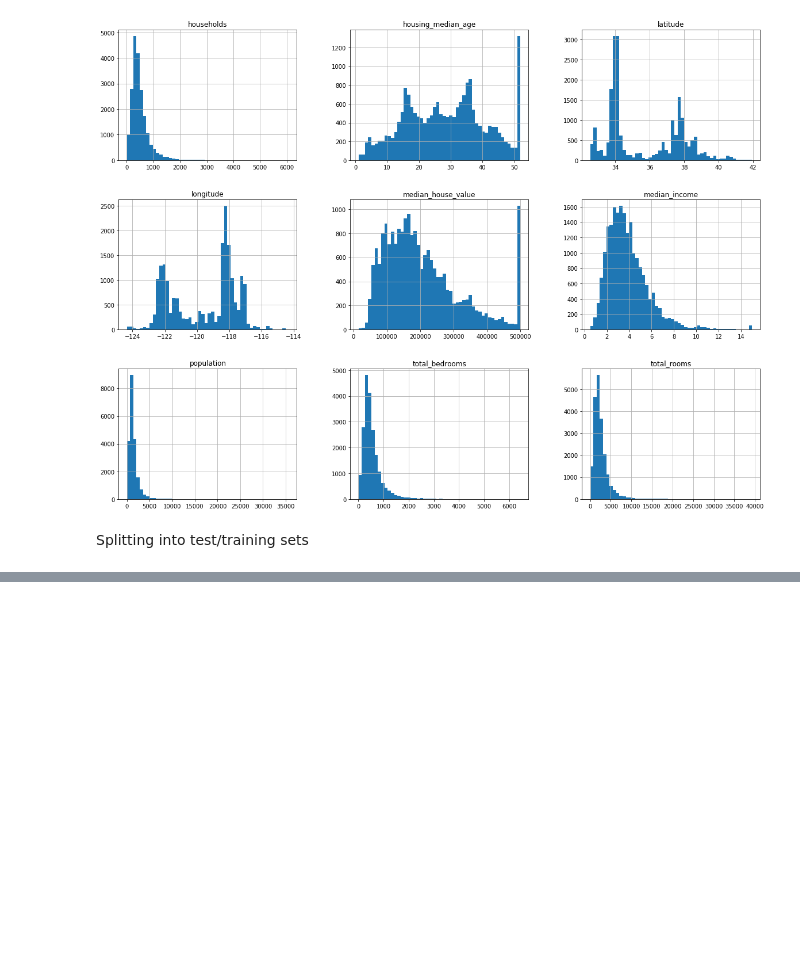
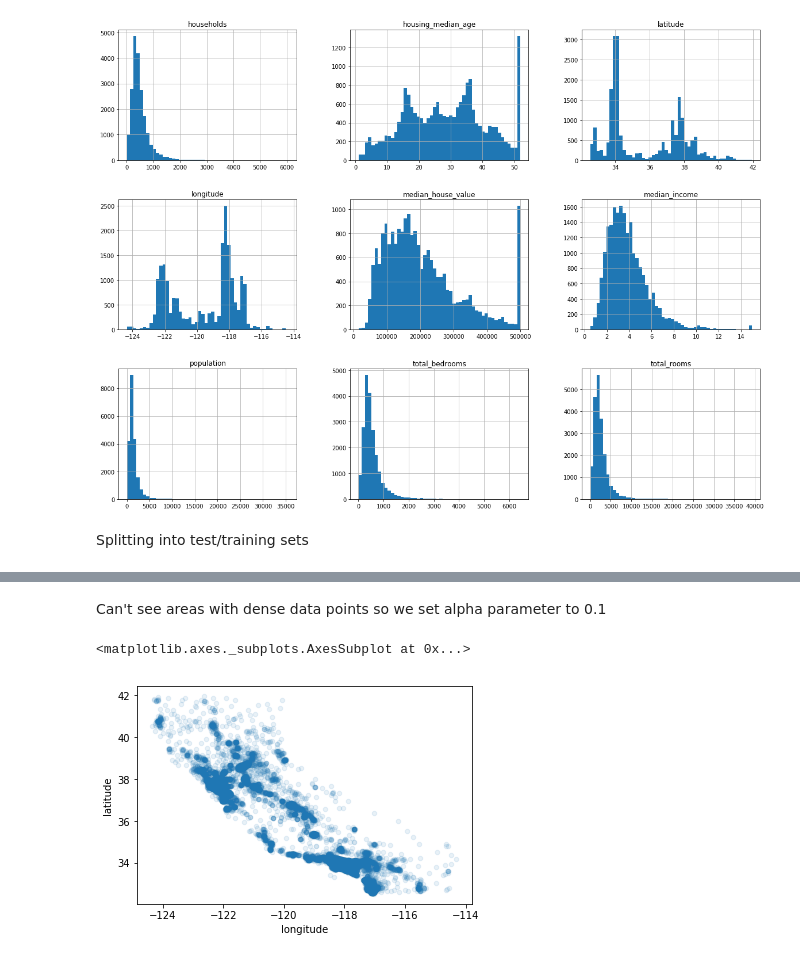
Before and after one commit to Shrinikesh/hands-on-ml, a Jupyter notebook: Housing.ipynb, the cells around one changed output, grey strips where cells are left out. Saved outputs shown, nothing was run; the diff lists cells and outputs as text; code cells hidden in the pictures; blank space fills up the shorter version.

```diff
--- a/Housing.ipynb
+++ b/Housing.ipynb
@@ -90,0 +141,7 @@ train_set, test_set = train_test_split(housing, test_size = 0.2, random_state=42
+# %% [markdown]
+Can't see areas with dense data points so we set alpha parameter to 0.1
+# %%
+housing.plot(kind='scatter', x='longitude', y='latitude', alpha=0.1)
+# %% [output]
+<matplotlib.axes._subplots.AxesSubplot at 0x...>
+[figure, added]
```
Also changed, not shown: parts of 52 cells of this notebook, 1 other file.
